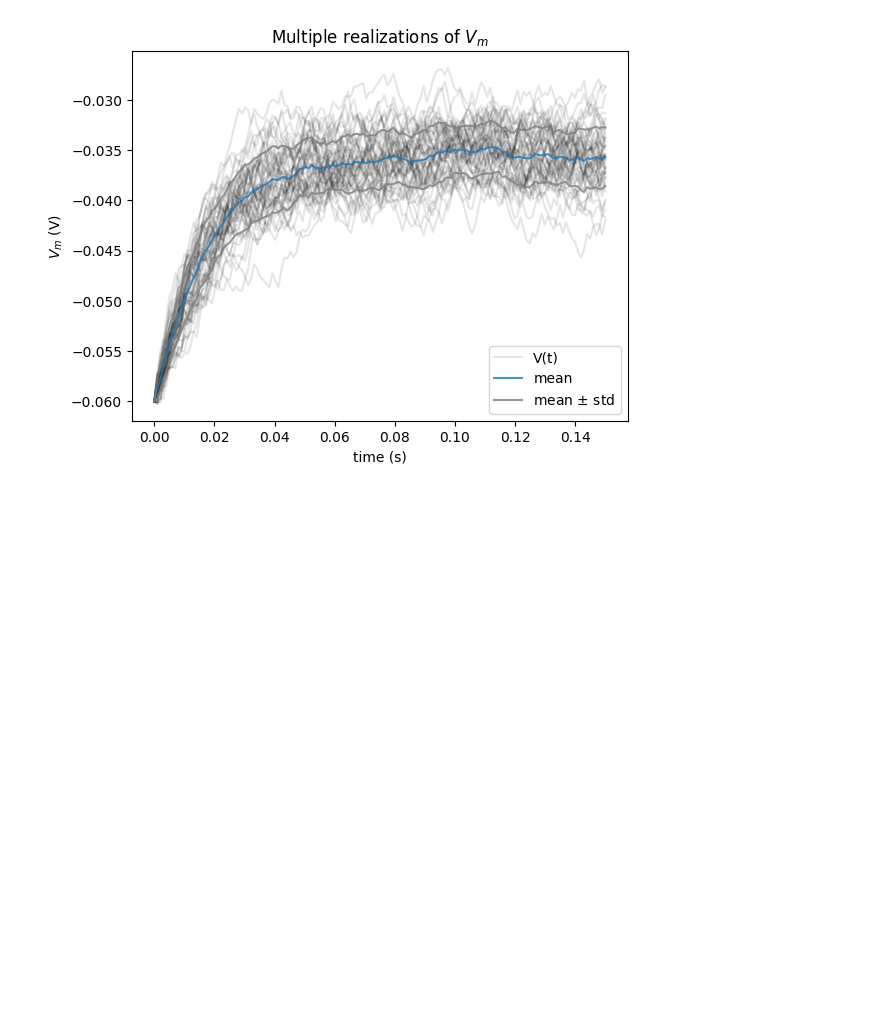
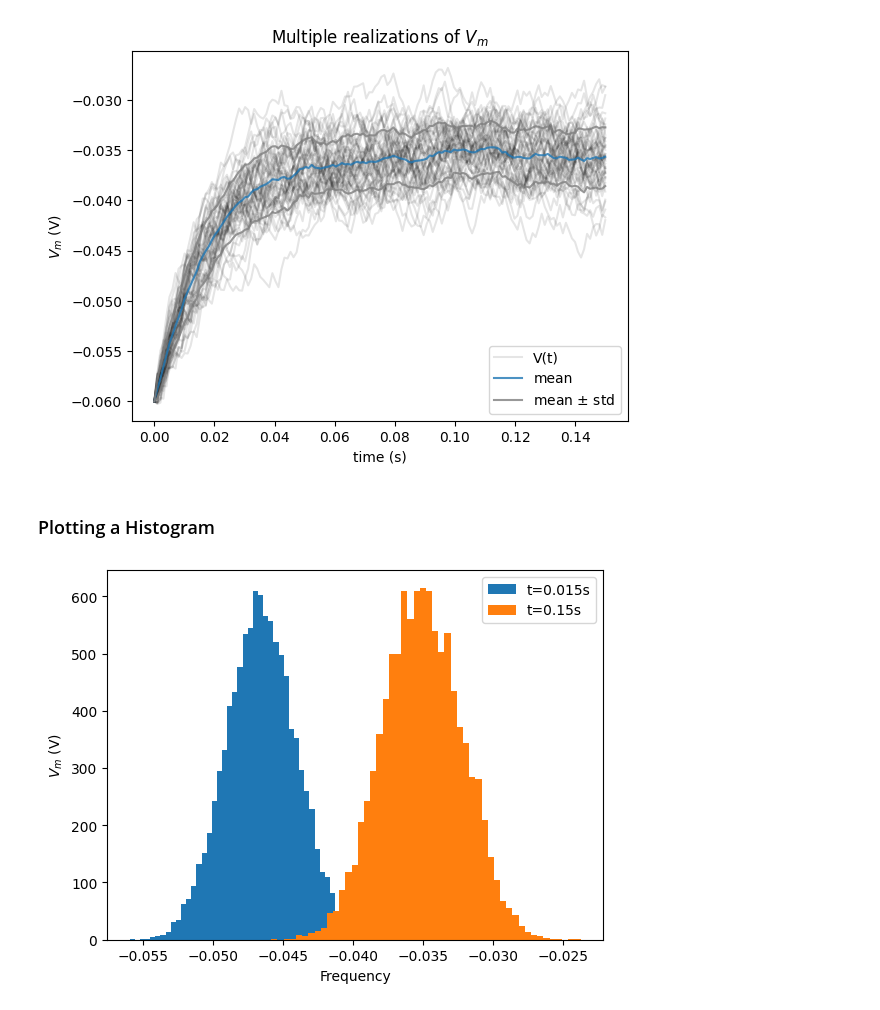
Before and after one commit to vijaynyaya/compneuro, a Jupyter notebook: notebooks/lif_neuron.ipynb, the cells around one changed output. Cells and saved outputs as stored; diff of their text form; code cells hidden in the pictures; blank space fills up the shorter version.

```diff
--- a/notebooks/lif_neuron.ipynb
+++ b/notebooks/lif_neuron.ipynb
@@ -221,3 +221,35 @@ plt.legend()
 plt.show()
 # %% [output]
 [figure]
+# %% [markdown]
+### Plotting a Histogram
+# %%
+np.random.seed(2020)
+
+t_range = np.arange(0, t_max, dt)
+step_end = len(t_range)
+n = 10000
+v_n = el * np.ones([n, step_end])
+i = i_mean * (1 + 0.1 * (t_max/dt)**(0.5) * (2 * np.random.random([n, step_end]) - 1))
+nbins = 50
+
+for step, t in enumerate(t_range):
+  # skip first iteration
+  if step == 0:
+    continue
+
+  v_n[:, step] = v_n[:, step - 1] + (dt/tau) * (el - v_n[:,step-1] + r * i[:, step])
+
+plt.figure()
+plt.xlabel("Frequency")
+plt.ylabel("$V_m$ (V)")
+
+
+t_max_10 = t_max / 10
+plt.hist(v_n[:, int(t_max_10 / dt)], nbins, label=f"t={t_max_10}s", histtype='stepfilled', linewidth=0)
+plt.hist(v_n[:, -1], nbins, label=f"t={t_max}s", histtype='stepfilled', linewidth=0)
+
+plt.legend()
+plt.show()
+# %% [output]
+[figure, added]
```
Also changed, not shown: parts of 15 cells of this notebook.
